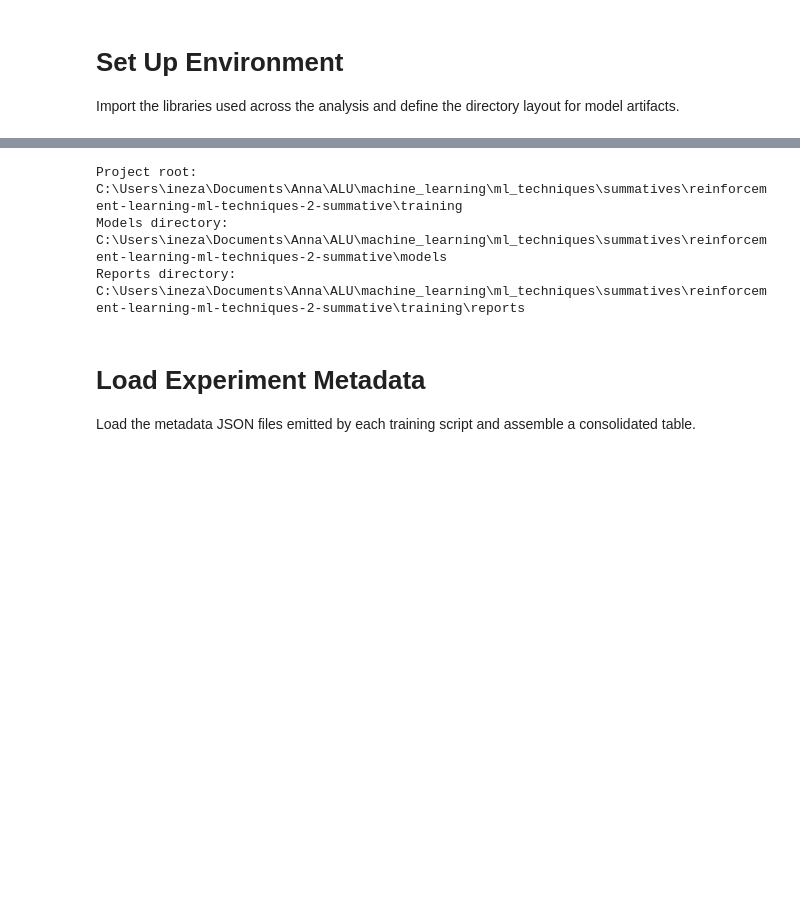
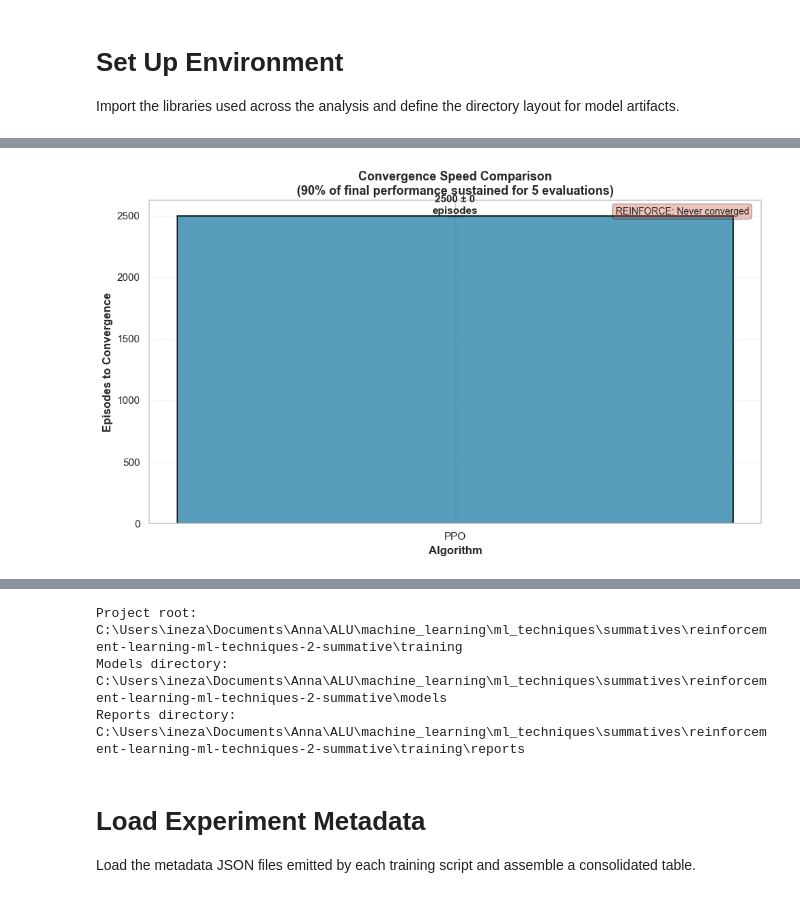
Before and after one commit to aimee-annabelle/reinforcement-learning-ml-techniques-2-summative, a Jupyter notebook: training/results_analysis.ipynb, the cells around one changed output, grey strips where cells are left out. Drawn from its saved outputs; the diff is of its cells as text; code cells hidden in the pictures; blank space fills up the shorter version.

```diff
--- a/training/results_analysis.ipynb
+++ b/training/results_analysis.ipynb
@@ -3,0 +609,86 @@ Import the libraries used across the analysis and define the directory layout fo
+# %%
+def calculate_convergence_episodes(algo_dir, run_name, convergence_threshold=0.9):
+    """
+    Calculate when algorithm converged (reached 90% of final performance and stayed there)
+    """
+    eval_path = Path(f"../models/{algo_dir}/{run_name}/eval_logs/evaluations.npz")
+
+    if not eval_path.exists():
+        return None, None
+
+    data = np.load(eval_path)
+    timesteps = data['timesteps']
+    results = data['results']
+    mean_rewards = results.mean(axis=1)
+
+    final_reward = mean_rewards[-5:].mean()
+    convergence_target = final_reward * convergence_threshold
+
+    for i in range(len(mean_rewards) - 5):
+        if all(mean_rewards[i:i+5] >= convergence_target):
+            episodes = timesteps[i] // 50
+            return episodes, timesteps[i]
+
+    return None, None
+
+
+convergence_data = {}
+successful_algos = ['DQN', 'PPO', 'A2C']
+
+for algo_name in successful_algos:
+    algo_dir = algo_name.lower()
+    algo_runs = summary_df[(summary_df['algo'] == algo_name) &
+                           (summary_df['eval_mean_reward'] > 0)]
+
+    episodes_list = []
+    for _, row in algo_runs.iterrows():
+        episodes, _ = calculate_convergence_episodes(algo_dir, row['run_name'])
+        if episodes is not None:
+            episodes_list.append(episodes)
+
+    if episodes_list:
+        convergence_data[algo_name] = {
+            'mean': np.mean(episodes_list),
+            'std': np.std(episodes_list),
+            'count': len(episodes_list)
+        }
+
+# Create bar chart
+fig, ax = plt.subplots(figsize=(10, 6))
+
+algos = list(convergence_data.keys())
+means = [convergence_data[a]['mean'] for a in algos]
+stds = [convergence_data[a]['std'] for a in algos]
+colors = ['#2E86AB', '#A23B72', '#F18F01']
+
+bars = ax.bar(algos, means, yerr=stds, capsize=8, alpha=0.8, color=colors,
+               edgecolor='black', linewidth=1.5)
+
+for i, (bar, mean, std) in enumerate(zip(bars, means, stds)):
+    height = bar.get_height()
+    ax.text(bar.get_x() + bar.get_width()/2., height,
+            f'{mean:.0f} ± {std:.0f}\nepisodes',
+            ha='center', va='bottom', fontsize=11, fontweight='bold')
+
+ax.set_ylabel('Episodes to Convergence', fontsize=12, fontweight='bold')
+ax.set_xlabel('Algorithm', fontsize=12, fontweight='bold')
+ax.set_title('Convergence Speed Comparison\n(90% of final performance sustained for 5 evaluations)',
+             fontsize=13, fontweight='bold')
+ax.grid(True, axis='y', alpha=0.3, linestyle='--')
+
+ax.text(0.98, 0.98, 'REINFORCE: Never converged',
+        transform=ax.transAxes, fontsize=10, ha='right', va='top',
+        bbox=dict(boxstyle='round', facecolor='#C73E1D', alpha=0.3, edgecolor='black'))
+
+plt.tight_layout()
+plt.savefig(output_dir / 'episodes_to_convergence.png', dpi=300, bbox_inches='tight')
+print(f"✓ Saved: {output_dir / 'episodes_to_convergence.png'}")
+plt.show()
+
+print("\n" + "="*60)
+print("CONVERGENCE SUMMARY")
+print("="*60)
+for algo, data in convergence_data.items():
+    print(f"{algo}: {data['mean']:.0f} ± {data['std']:.0f} episodes (n={data['count']} runs)")
+print("REINFORCE: Never achieved stable convergence")
+# %% [output]
@@ -3,0 +696 @@ Import the libraries used across the analysis and define the directory layout fo
+[figure, added]
```
Also changed, not shown: parts of 30 cells of this notebook, 15 other files.
